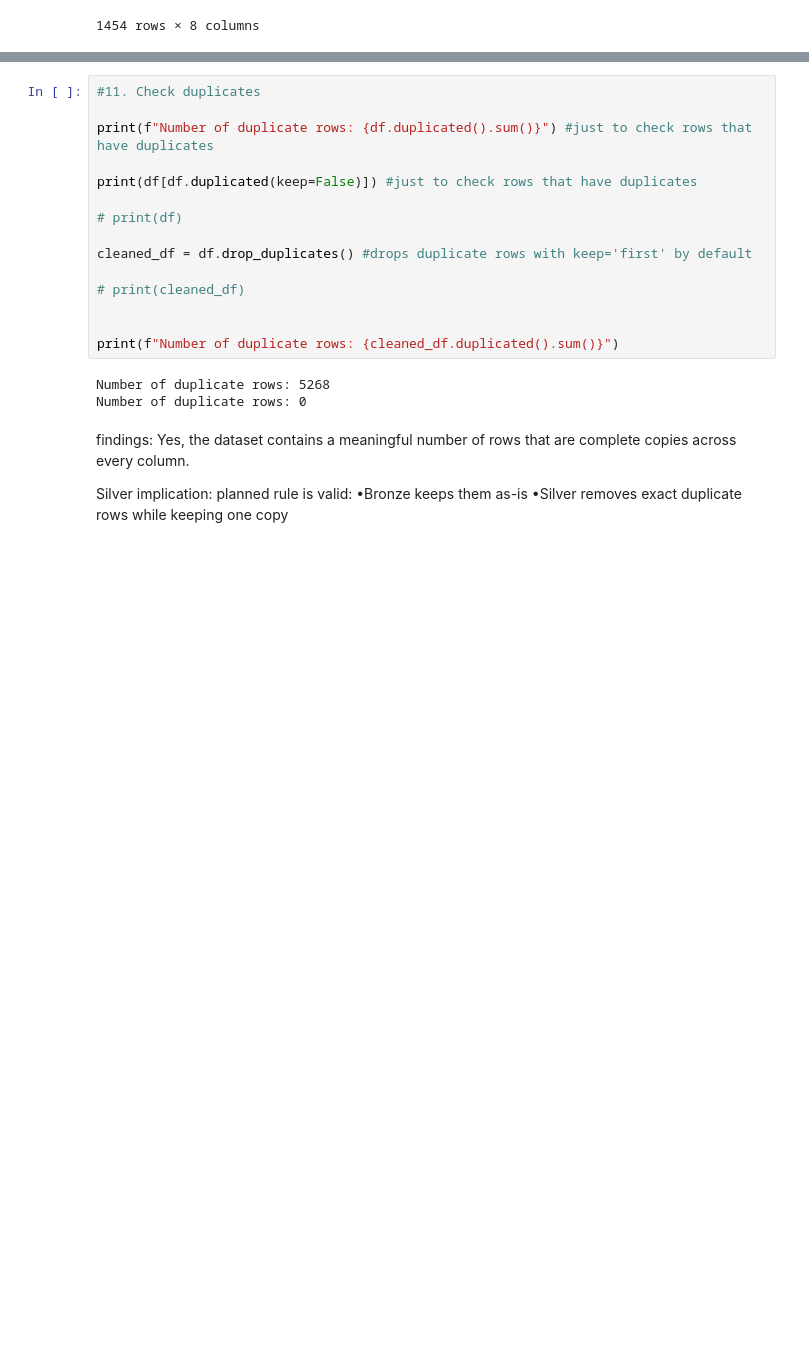
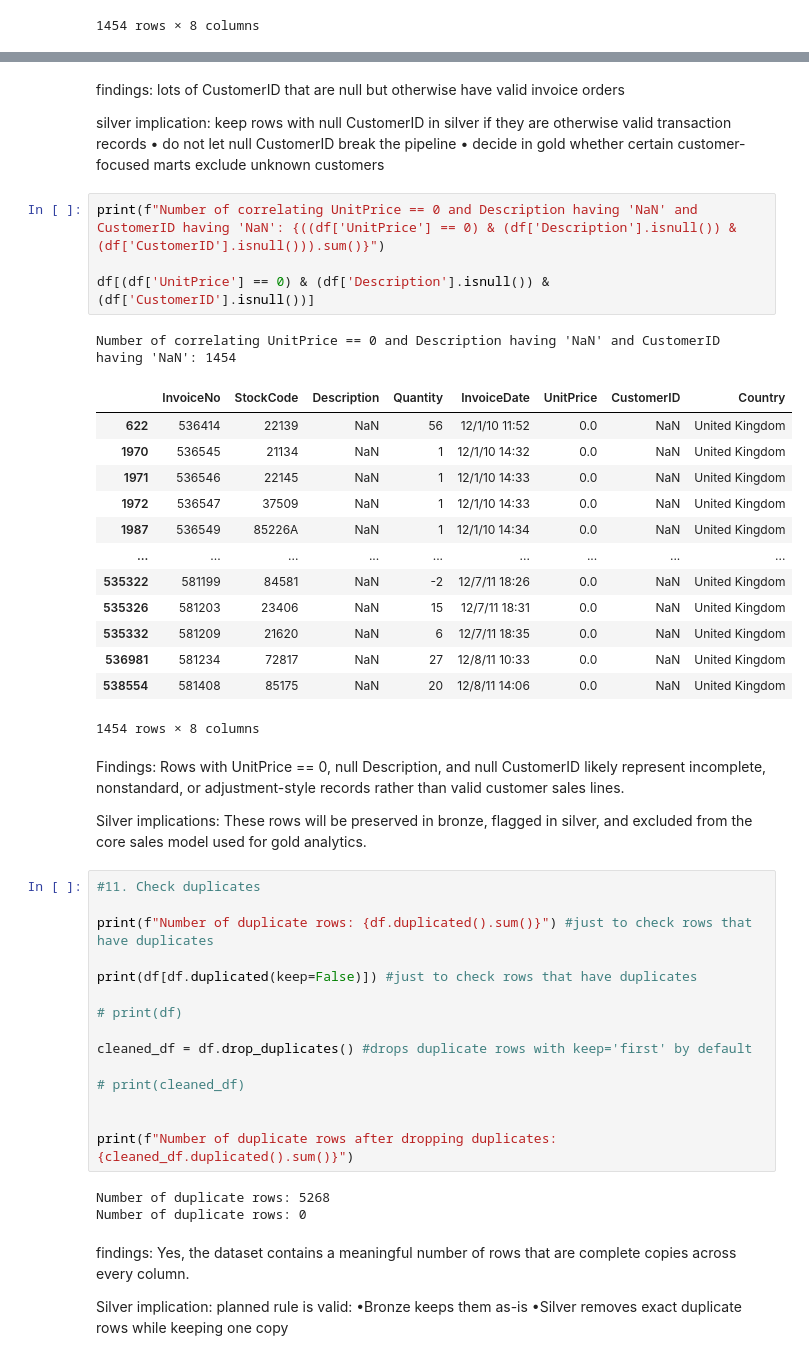
Before and after one commit to jashanbir1/Retail-analytics-BigQuery-warehouse-, a Jupyter notebook: notebooks/raw_data_profiling.ipynb, the cells around one changed output, grey strips where cells are left out. Saved outputs shown, nothing was run; the diff lists cells and outputs as text; blank space fills up the shorter version.

```diff
--- a/notebooks/raw_data_profiling.ipynb
+++ b/notebooks/raw_data_profiling.ipynb
@@ -256,4 +294,37 @@ Num of rows with empty descriptions (NaN): 135080
 135080 rows × 8 columns
+# %% [markdown]
+findings:
+lots of CustomerID that are null but otherwise have valid invoice orders
+
+silver implication:
+keep rows with null CustomerID in silver if they are otherwise valid transaction records
+	•	do not let null CustomerID break the pipeline
+	•	decide in gold whether certain customer-focused marts exclude unknown customers
+# %%
+print(f"Number of correlating UnitPrice == 0 and Description having 'NaN' and CustomerID having 'NaN': {((df['UnitPrice'] == 0) & (df['Description'].isnull()) & (df['CustomerID'].isnull())).sum()}")
+
+df[(df['UnitPrice'] == 0) & (df['Description'].isnull()) & (df['CustomerID'].isnull())]
+# %% [output]
+Number of correlating UnitPrice == 0 and Description having 'NaN' and CustomerID having 'NaN': 1454
+|  | InvoiceNo | StockCode | Description | Quantity | InvoiceDate | UnitPrice | CustomerID | Country |
+| 622 | 536414 | 22139 | NaN | 56 | 12/1/10 11:52 | 0.0 | NaN | United Kingdom |
+| 1970 | 536545 | 21134 | NaN | 1 | 12/1/10 14:32 | 0.0 | NaN | United Kingdom |
+| 1971 | 536546 | 22145 | NaN | 1 | 12/1/10 14:33 | 0.0 | NaN | United Kingdom |
+| 1972 | 536547 | 37509 | NaN | 1 | 12/1/10 14:33 | 0.0 | NaN | United Kingdom |
+| 1987 | 536549 | 85226A | NaN | 1 | 12/1/10 14:34 | 0.0 | NaN | United Kingdom |
+| ... | ... | ... | ... | ... | ... | ... | ... | ... |
+| 535322 | 581199 | 84581 | NaN | -2 | 12/7/11 18:26 | 0.0 | NaN | United Kingdom |
+| 535326 | 581203 | 23406 | NaN | 15 | 12/7/11 18:31 | 0.0 | NaN | United Kingdom |
+| 535332 | 581209 | 21620 | NaN | 6 | 12/7/11 18:35 | 0.0 | NaN | United Kingdom |
+| 536981 | 581234 | 72817 | NaN | 27 | 12/8/11 10:33 | 0.0 | NaN | United Kingdom |
+| 538554 | 581408 | 85175 | NaN | 20 | 12/8/11 14:06 | 0.0 | NaN | United Kingdom |
+1454 rows × 8 columns
+# %% [markdown]
+Findings:
+Rows with UnitPrice == 0, null Description, and null CustomerID likely represent incomplete, nonstandard, or adjustment-style records rather than valid customer sales lines.
+
+Silver implications:
+These rows will be preserved in bronze, flagged in silver, and excluded from the core sales model used for gold analytics.
 # %%
 #11. Check duplicates
 
@@ -268,7 +339,7 @@ cleaned_df = df.drop_duplicates() #drops duplicate rows with keep='first' by def
 # print(cleaned_df)
 
 
-print(f"Number of duplicate rows: {cleaned_df.duplicated().sum()}")
+print(f"Number of duplicate rows after dropping duplicates: {cleaned_df.duplicated().sum()}")
 # %% [output]
 Number of duplicate rows: 5268
 Number of duplicate rows: 0
```
Also changed, not shown: parts of 7 cells of this notebook.
